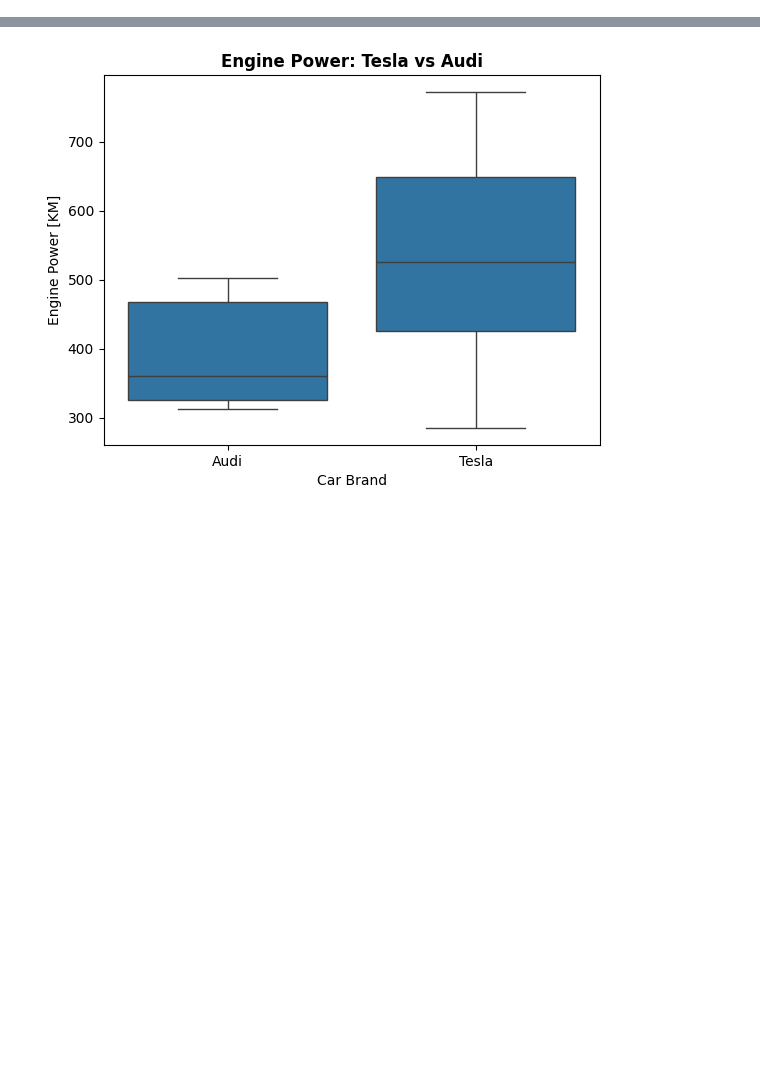
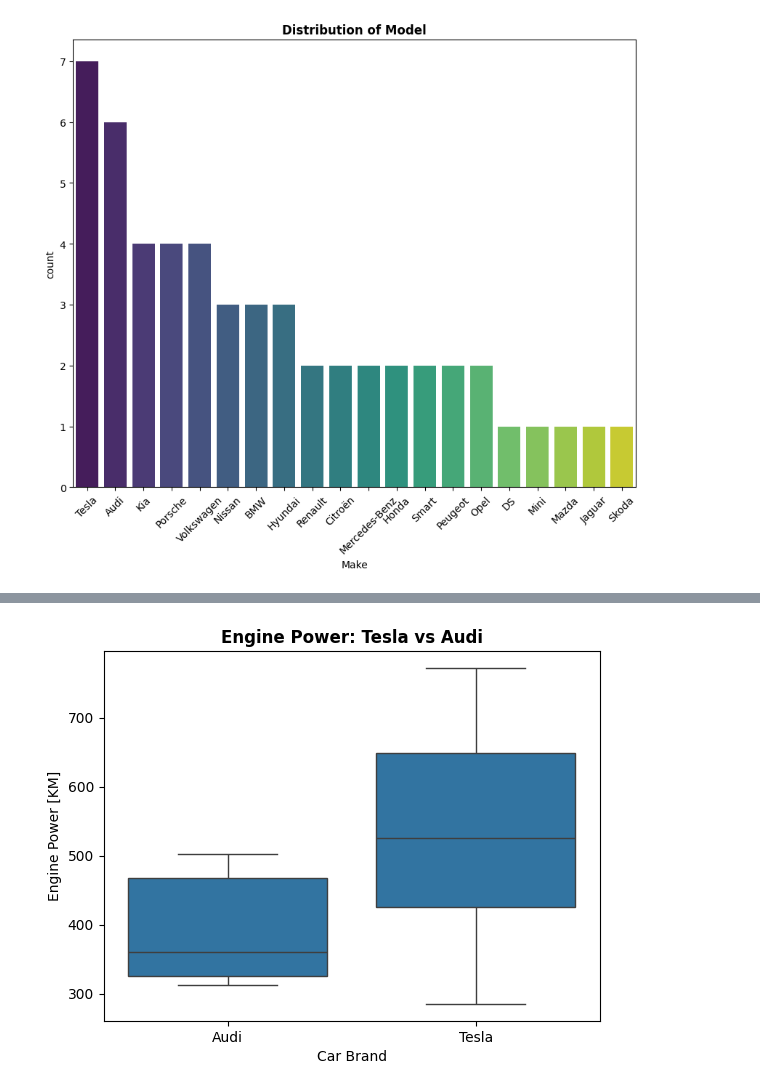
Before and after one commit to imrravi/Python, a Jupyter notebook: 3.Electric Vehicle Data Analysis Project/Electric_Vehicle_Data_Analysis.ipynb, the cells around one changed output, grey strips where cells are left out. Saved outputs shown, nothing was run; the diff lists cells and outputs as text; code cells hidden in the pictures; blank space fills up the shorter version.

```diff
--- a/3.Electric Vehicle Data Analysis Project/Electric_Vehicle_Data_Analysis.ipynb
+++ b/3.Electric Vehicle Data Analysis Project/Electric_Vehicle_Data_Analysis.ipynb
@@ -437,0 +17,5 @@ No significant difference in engine power between Tesla and Audi.
+# %%
+url = 'https://docs.google.com/spreadsheets/d/17I47pSX87vzBwrJGZvNMNdVv_Jg5pHI9/export?format=csv&gid=1403427075'
+df = pd.read_csv(url)
+# Disply the few rows of dataset
+df.head(5)
@@ -437,0 +76,4 @@ No significant difference in engine power between Tesla and Audi.
+# %%
+#Seperate numeric columns
+num_col = df.dtypes[df.dtypes!="object"].index
+num_col
@@ -437,0 +90,4 @@ No significant difference in engine power between Tesla and Audi.
+# %%
+#Seperate categorical columns
+cat_col = df.dtypes[df.dtypes=='object'].index
+cat_col
@@ -437,0 +112,12 @@ No significant difference in engine power between Tesla and Audi.
+# %%
+# filling missing values for numeric column using median
+for col in num_col:
+  if df[col].isnull().sum() > 0:
+    df[col].fillna(df[col].median(), inplace=True)
+
+#fill missing value of categorical column
+for col in cat_col:
+  if df[col].isnull().sum() > 0:
+    df[col].fillna(df[col].mode()[0],inplace=True)
+
+df.isnull().sum()
@@ -437,0 +143,9 @@ No significant difference in engine power between Tesla and Audi.
+# %%
+# plotting for make column
+plt.figure(figsize=(10,8))
+sns.countplot(x=df['Make'], order=df['Make'].value_counts().index, palette='viridis')
+plt.title('Distribution of Model', fontweight='bold')
+plt.xticks(rotation=45)
+plt.show()
+# %% [output]
+[figure, added]
```
Also changed, not shown: parts of 64 cells of this notebook, 16 other files.
